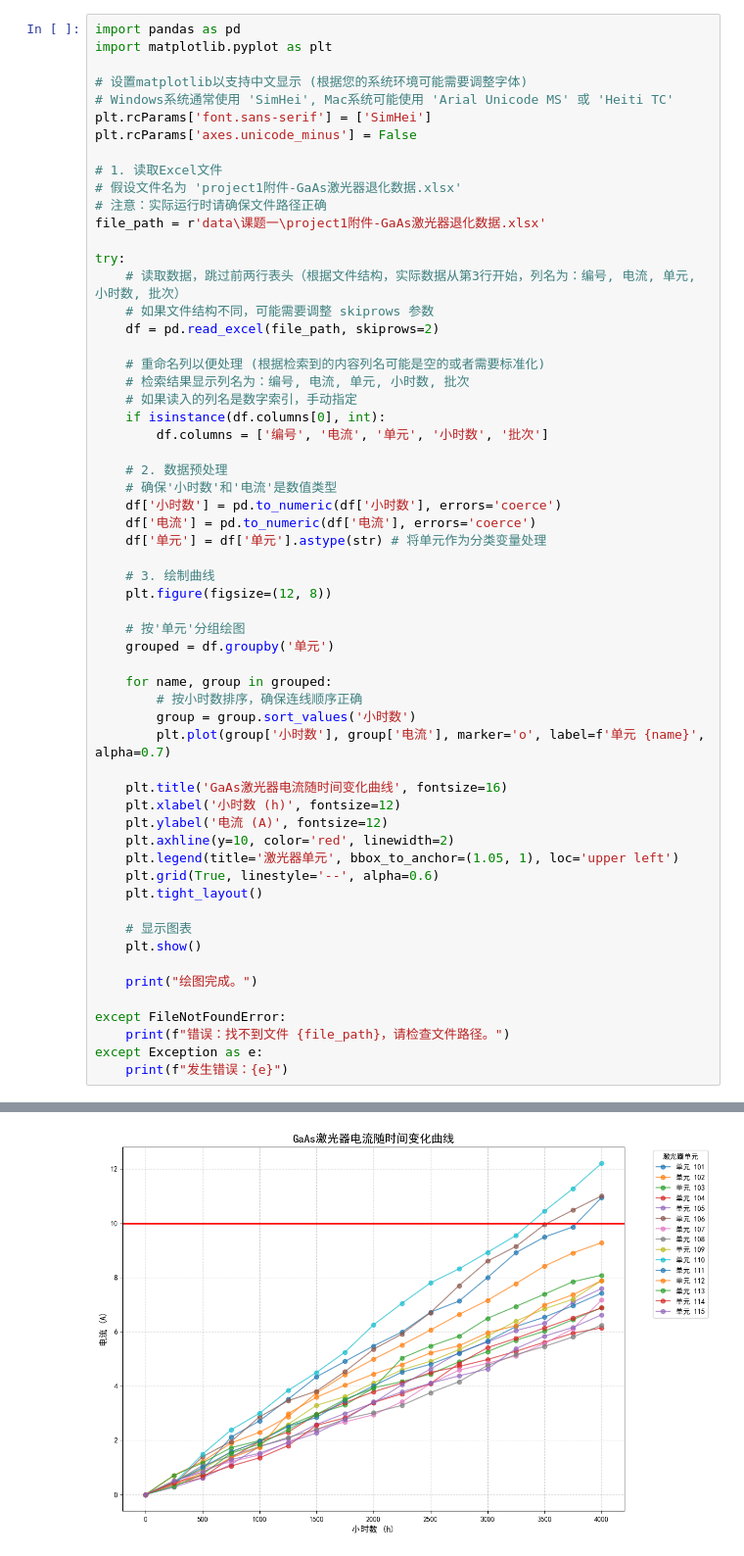
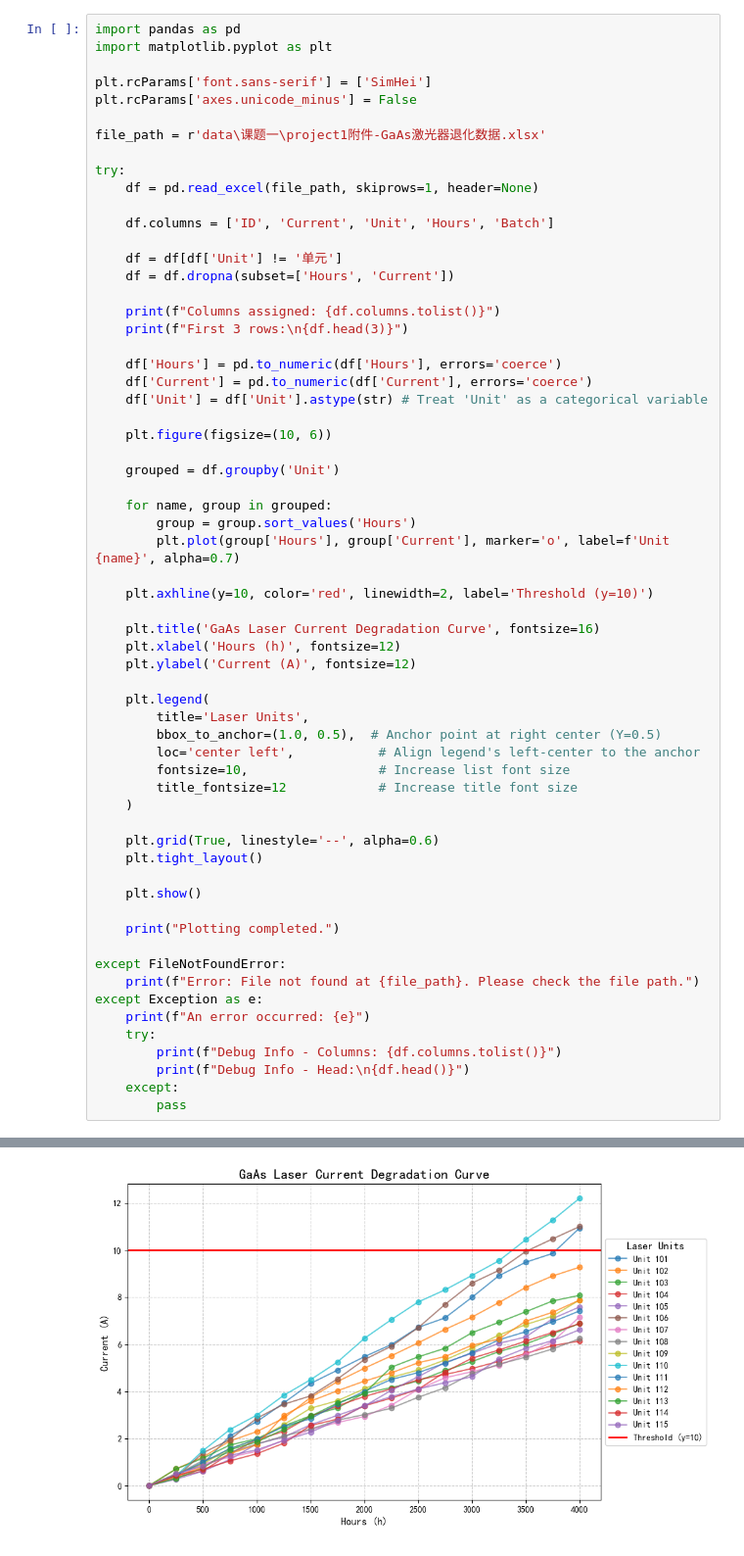
Before and after one commit to Promileee/Term6Assignments, a Jupyter notebook: Reliability/project1/issue1.ipynb, the cells around one changed output, grey strips where cells are left out. Shown at 98% size. Saved outputs shown, nothing was run; the diff lists cells and outputs as text.

```diff
--- a/Reliability/project1/issue1.ipynb
+++ b/Reliability/project1/issue1.ipynb
@@ -2,59 +2,62 @@
 import pandas as pd
 import matplotlib.pyplot as plt
 
-# 设置matplotlib以支持中文显示 (根据您的系统环境可能需要调整字体)
-# Windows系统通常使用 'SimHei', Mac系统可能使用 'Arial Unicode MS' 或 'Heiti TC'
 plt.rcParams['font.sans-serif'] = ['SimHei']
 plt.rcParams['axes.unicode_minus'] = False
 
-# 1. 读取Excel文件
-# 假设文件名为 'project1附件-GaAs激光器退化数据.xlsx'
-# 注意：实际运行时请确保文件路径正确
 file_path = r'data\课题一\project1附件-GaAs激光器退化数据.xlsx'
 
 try:
-    # 读取数据，跳过前两行表头（根据文件结构，实际数据从第3行开始，列名为：编号, 电流, 单元, 小时数, 批次）
-    # 如果文件结构不同，可能需要调整 skiprows 参数
-    df = pd.read_excel(file_path, skiprows=2)
+    df = pd.read_excel(file_path, skiprows=1, header=None)
 
-    # 重命名列以便处理 (根据检索到的内容列名可能是空的或者需要标准化)
-    # 检索结果显示列名为：编号, 电流, 单元, 小时数, 批次
-    # 如果读入的列名是数字索引，手动指定
-    if isinstance(df.columns[0], int):
-        df.columns = ['编号', '电流', '单元', '小时数', '批次']
+    df.columns = ['ID', 'Current', 'Unit', 'Hours', 'Batch']
 
-    # 2. 数据预处理
-    # 确保'小时数'和'电流'是数值类型
-    df['小时数'] = pd.to_numeric(df['小时数'], errors='coerce')
-    df['电流'] = pd.to_numeric(df['电流'], errors='coerce')
-    df['单元'] = df['单元'].astype(str) # 将单元作为分类变量处理
+    df = df[df['Unit'] != '单元']
+    df = df.dropna(subset=['Hours', 'Current'])
 
-    # 3. 绘制曲线
-    plt.figure(figsize=(12, 8))
+    print(f"Columns assigned: {df.columns.tolist()}")
+    print(f"First 3 rows:\n{df.head(3)}")
 
-    # 按'单元'分组绘图
-    grouped = df.groupby('单元')
+    df['Hours'] = pd.to_numeric(df['Hours'], errors='coerce')
+    df['Current'] = pd.to_numeric(df['Current'], errors='coerce')
+    df['Unit'] = df['Unit'].astype(str) # Treat 'Unit' as a categorical variable
+
+    plt.figure(figsize=(10, 6))
+
+    grouped = df.groupby('Unit')
 
     for name, group in grouped:
-        # 按小时数排序，确保连线顺序正确
-        group = group.sort_values('小时数')
-        plt.plot(group['小时数'], group['电流'], marker='o', label=f'单元 {name}', alpha=0.7)
+        group = group.sort_values('Hours')
+        plt.plot(group['Hours'], group['Current'], marker='o', label=f'Unit {name}', alpha=0.7)
 
-    plt.title('GaAs激光器电流随时间变化曲线', fontsize=16)
-    plt.xlabel('小时数 (h)', fontsize=12)
-    plt.ylabel('电流 (A)', fontsize=12)
-    plt.axhline(y=10, color='red', linewidth=2)
-    plt.legend(title='激光器单元', bbox_to_anchor=(1.05, 1), loc='upper left')
+    plt.axhline(y=10, color='red', linewidth=2, label='Threshold (y=10)')
+
+    plt.title('GaAs Laser Current Degradation Curve', fontsize=16)
+    plt.xlabel('Hours (h)', fontsize=12)
+    plt.ylabel('Current (A)', fontsize=12)
+
+    plt.legend(
+        title='Laser Units',
+        bbox_to_anchor=(1.0, 0.5),  # Anchor point at right center (Y=0.5)
+        loc='center left',           # Align legend's left-center to the anchor
+        fontsize=10,                 # Increase list font size
+        title_fontsize=12            # Increase title font size
+    )
+
     plt.grid(True, linestyle='--', alpha=0.6)
     plt.tight_layout()
 
-    # 显示图表
     plt.show()
 
-    print("绘图完成。")
+    print("Plotting completed.")
 
 except FileNotFoundError:
-    print(f"错误：找不到文件 {file_path}，请检查文件路径。")
+    print(f"Error: File not found at {file_path}. Please check the file path.")
 except Exception as e:
-    print(f"发生错误：{e}")
+    print(f"An error occurred: {e}")
+    try:
+        print(f"Debug Info - Columns: {df.columns.tolist()}")
+        print(f"Debug Info - Head:\n{df.head()}")
+    except:
+        pass
 # %% [output]
@@ -61 +70 @@ except Exception as e:
-[figure, old version]
+[figure, new version]
```
Also changed, not shown: parts of 4 cells of this notebook, 4 other files.
